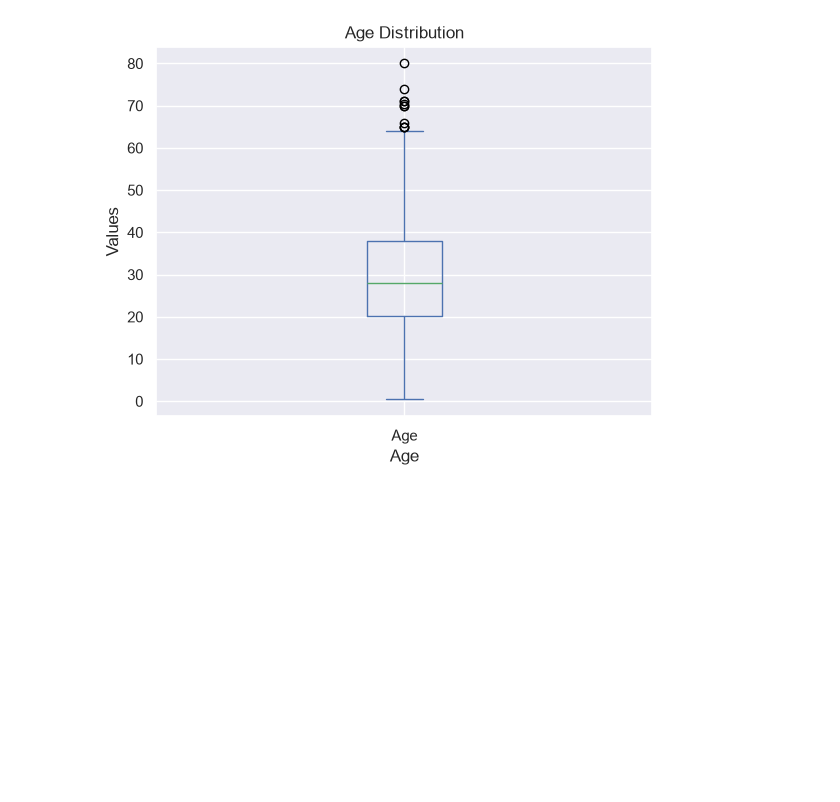
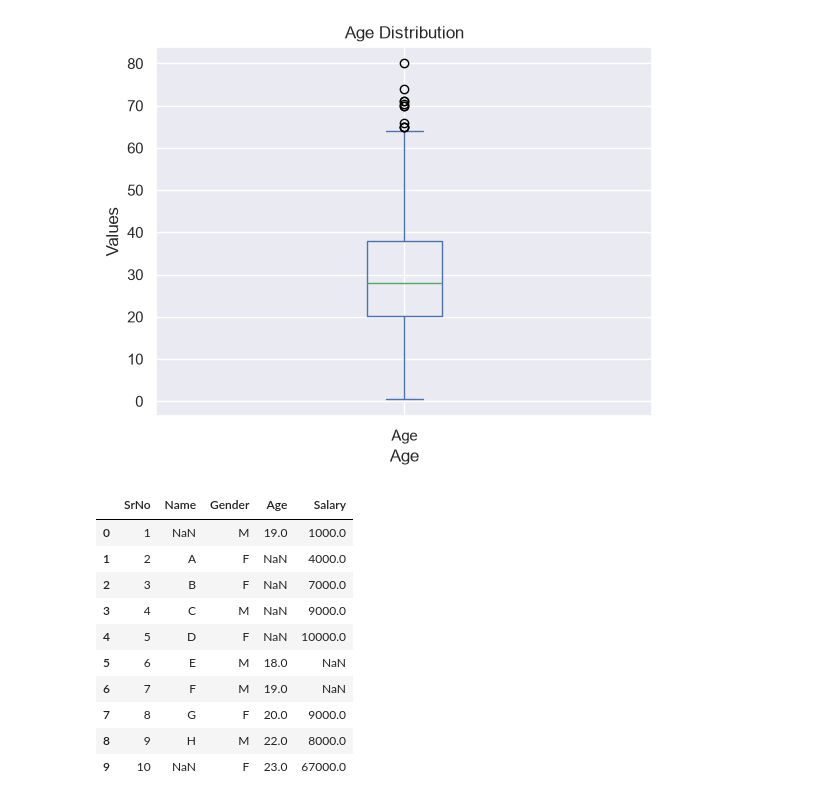
Before and after one commit to rakshitanaik2006/Pythonprogramming, a Jupyter notebook: demo.ipynb, the cells around one changed output. Cells and saved outputs as stored; diff of their text form; code cells hidden in the pictures; blank space fills up the shorter version.

```diff
--- a/demo.ipynb
+++ b/demo.ipynb
@@ -462,0 +475,23 @@ plt.show()
+# %%
+# Prepare Dataset
+
+df = pd.DataFrame({
+    'SrNo':[1,2,3,4,5,6,7,8,9,10],
+    'Name':[np.nan,'A','B','C','D','E','F','G','H',np.nan],
+    'Gender':['M','F','F','M','F','M','M','F','M','F'],
+    'Age':[19,np.nan,np.nan,np.nan,np.nan,18,19,20,22,23],
+    'Salary':[1000,4000,7000,9000,10000,np.nan,np.nan,9000,8000,67000]
+})
+df
+# %% [output]
+|  | SrNo | Name | Gender | Age | Salary |
+| 0 | 1 | NaN | M | 19.0 | 1000.0 |
+| 1 | 2 | A | F | NaN | 4000.0 |
+| 2 | 3 | B | F | NaN | 7000.0 |
+| 3 | 4 | C | M | NaN | 9000.0 |
+| 4 | 5 | D | F | NaN | 10000.0 |
+| 5 | 6 | E | M | 18.0 | NaN |
+| 6 | 7 | F | M | 19.0 | NaN |
+| 7 | 8 | G | F | 20.0 | 9000.0 |
+| 8 | 9 | H | M | 22.0 | 8000.0 |
+| 9 | 10 | NaN | F | 23.0 | 67000.0 |
```
Also changed, not shown: parts of 15 cells of this notebook, 2 other files.
